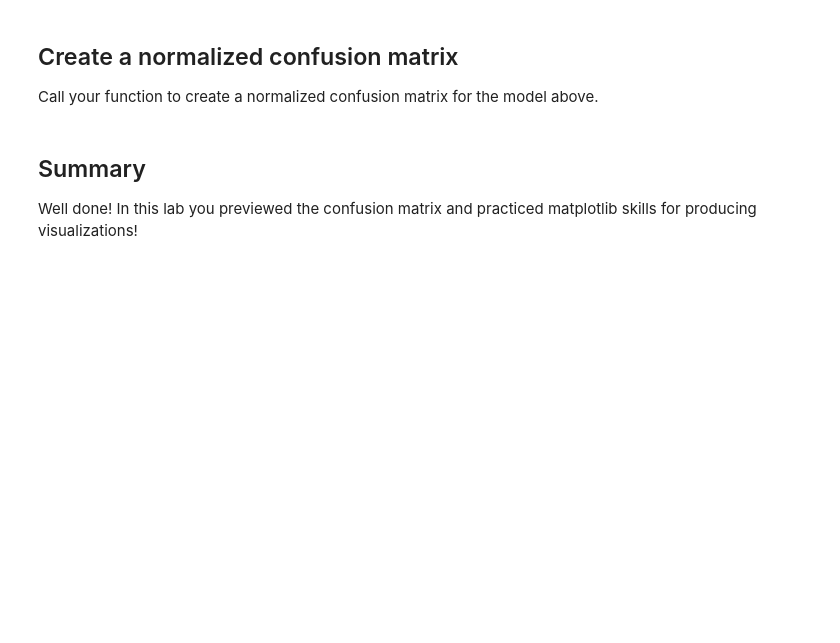
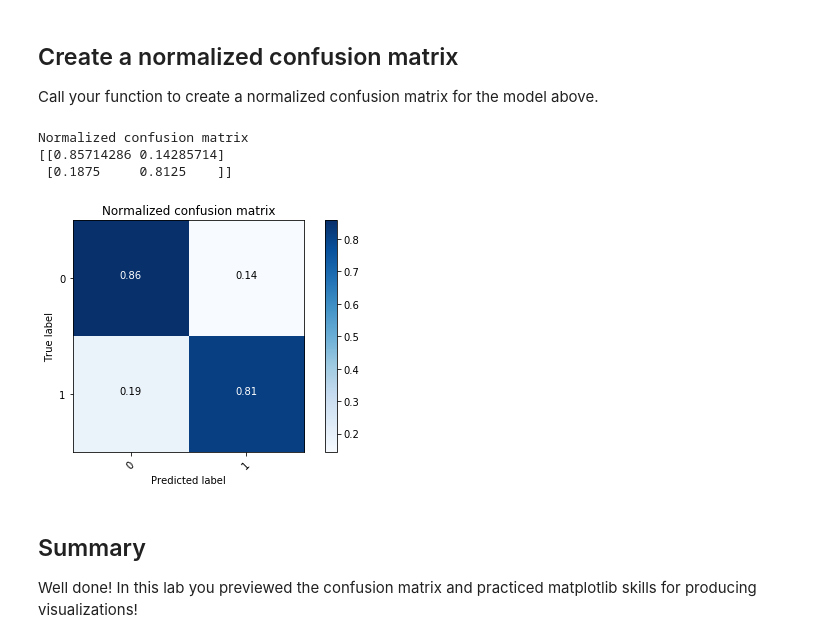
Before and after one commit to williammcmillan/dsc-visualizing-confusion-matrices-lab-houston-ds-060319, a Jupyter notebook: index.ipynb, the cells around one changed output. Saved outputs shown, nothing was run; the diff lists cells and outputs as text; code cells hidden in the pictures; blank space fills up the shorter version.

```diff
--- a/index.ipynb
+++ b/index.ipynb
@@ -220,3 +217,15 @@ Call your function to create a normalized confusion matrix for the model above.
+# %%
+# Plot normalized confusion matrix
+plt.figure()
+plot_confusion_matrix(cnf_matrix, classes=class_names, normalize=True,
+                      title='Normalized confusion matrix')
+
+plt.show()
+# %% [output]
+Normalized confusion matrix
+[[0.85714286 0.14285714]
+ [0.1875     0.8125    ]]
+[figure, added]
 # %% [markdown]
 ## Summary
 Well done! In this lab you previewed the confusion matrix and practiced matplotlib skills for producing visualizations!
```
Also changed, not shown: parts of 1 cell of this notebook.
